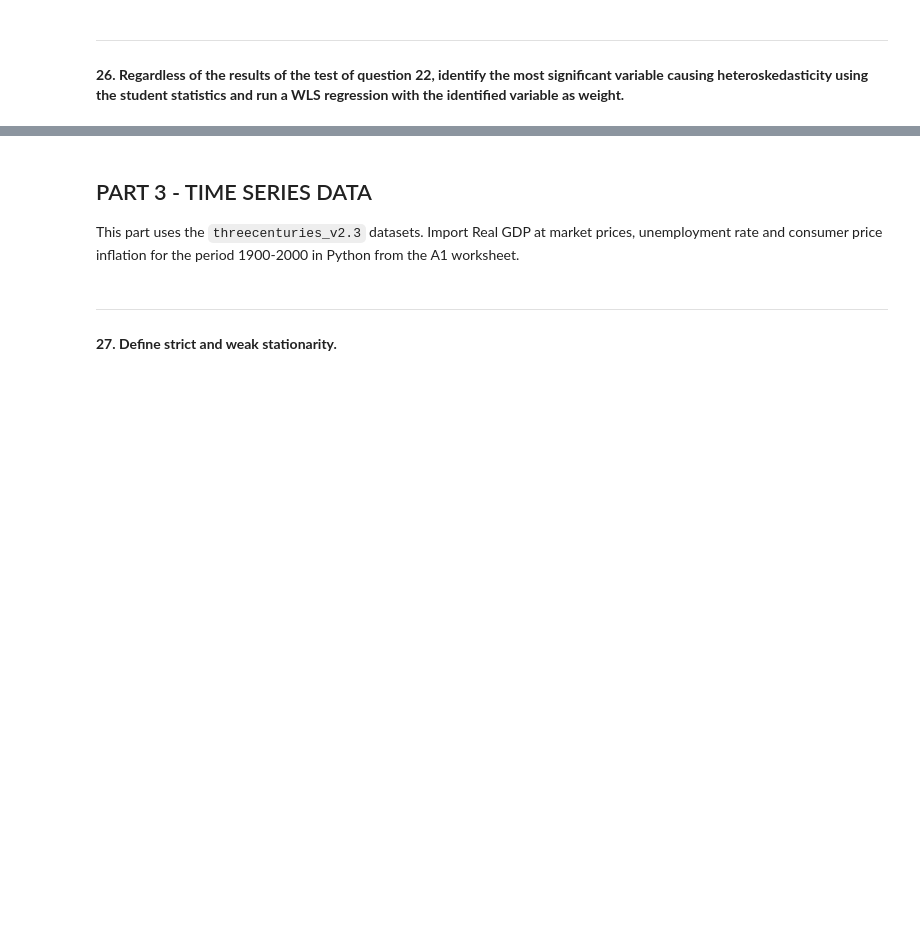
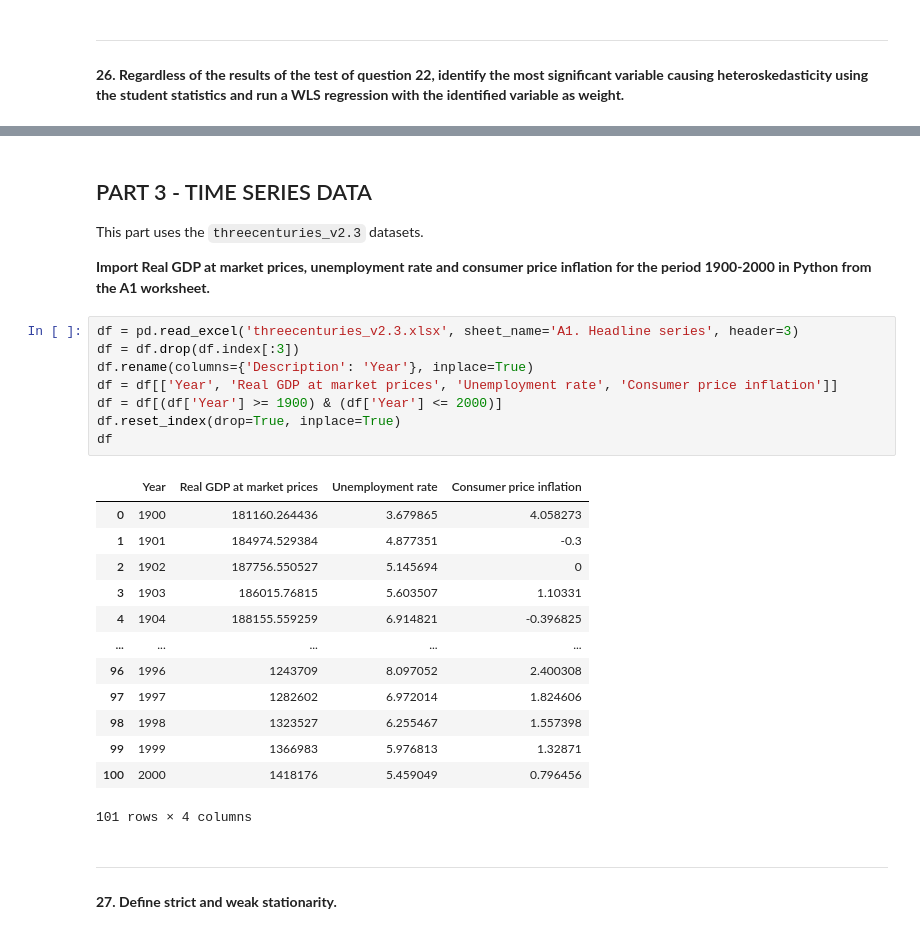
Before and after one commit to joaomelga/MODS202-project, a Jupyter notebook: mods202-project.ipynb, the cells around one changed output, grey strips where cells are left out. Cells and saved outputs as stored; diff of their text form; blank space fills up the shorter version.

```diff
--- a/mods202-project.ipynb
+++ b/mods202-project.ipynb
@@ -1052,7 +1054,31 @@ Notes:
 # %% [markdown]
 ## PART 3 - TIME SERIES DATA
 
-This part uses the `threecenturies_v2.3` datasets. Import Real GDP at market prices, unemployment rate and consumer price inflation for the period 1900-2000 in Python from the A1 worksheet.
+This part uses the `threecenturies_v2.3` datasets.
+
+**Import Real GDP at market prices, unemployment rate and consumer price inflation for the period 1900-2000 in Python from the A1 worksheet.**
+# %%
+df = pd.read_excel('threecenturies_v2.3.xlsx', sheet_name='A1. Headline series', header=3)
+df = df.drop(df.index[:3])
+df.rename(columns={'Description': 'Year'}, inplace=True)
+df = df[['Year', 'Real GDP at market prices', 'Unemployment rate', 'Consumer price inflation']]
+df = df[(df['Year'] >= 1900) & (df['Year'] <= 2000)]
+df.reset_index(drop=True, inplace=True)
+df
+# %% [output]
+|  | Year | Real GDP at market prices | Unemployment rate | Consumer price inflation |
+| 0 | 1900 | 181160.264436 | 3.679865 | 4.058273 |
+| 1 | 1901 | 184974.529384 | 4.877351 | -0.3 |
+| 2 | 1902 | 187756.550527 | 5.145694 | 0 |
+| 3 | 1903 | 186015.76815 | 5.603507 | 1.10331 |
+| 4 | 1904 | 188155.559259 | 6.914821 | -0.396825 |
+| ... | ... | ... | ... | ... |
+| 96 | 1996 | 1243709 | 8.097052 | 2.400308 |
+| 97 | 1997 | 1282602 | 6.972014 | 1.824606 |
+| 98 | 1998 | 1323527 | 6.255467 | 1.557398 |
+| 99 | 1999 | 1366983 | 5.976813 | 1.32871 |
+| 100 | 2000 | 1418176 | 5.459049 | 0.796456 |
+101 rows × 4 columns
 # %% [markdown]
 ---
 #### **27. Define strict and weak stationarity.**
```
Also changed, not shown: parts of 28 cells of this notebook.
